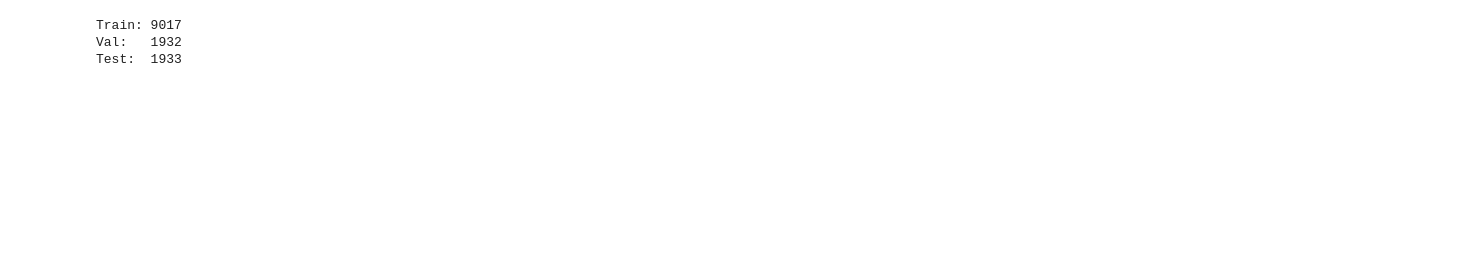
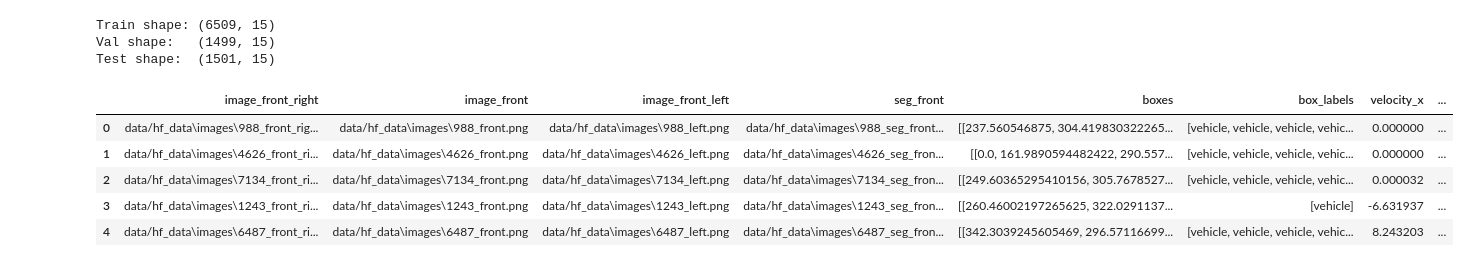
Before and after one commit to Nanditautekar/End-to-End-Deep-Learning-for-Autonomous-Driving, a Jupyter notebook: notebooks/eda_hfstream_split.ipynb, the cells around one changed output. Drawn from its saved outputs; the diff is of its cells as text; code cells hidden in the pictures; blank space fills up the shorter version.

```diff
--- a/notebooks/eda_hfstream_split.ipynb
+++ b/notebooks/eda_hfstream_split.ipynb
@@ -6,23 +6,33 @@ import numpy as np
 import matplotlib.pyplot as plt
 import seaborn as sns
 # %%
-BASE_DIR = r"C:\Users\Nandita\Downloads\End-to-End-Deep-Learning-for-Autonomous-Driving"
-SPLIT_DIR = os.path.join(BASE_DIR, "data", "processed", "splits")
+TRAIN_JSON = r"C:\Users\Nandita\Downloads\End-to-End-Deep-Learning-for-Autonomous-Driving\data\processed_json\train.json"
+VAL_JSON   = r"C:\Users\Nandita\Downloads\End-to-End-Deep-Learning-for-Autonomous-Driving\data\processed_json\val.json"
+TEST_JSON  = r"C:\Users\Nandita\Downloads\End-to-End-Deep-Learning-for-Autonomous-Driving\data\processed_json\test.json"
 
-def load_split(name):
-    path = os.path.join(SPLIT_DIR, f"{name}.parquet")
-    table = pq.read_table(path)
-    return table.to_pandas()
+def load_json(path):
+    with open(path, "r") as f:
+        return json.load(f)
 
-df_train = load_split("train")
-df_val   = load_split("val")
-df_test  = load_split("test")
+df_train = pd.DataFrame(train)
+df_val   = pd.DataFrame(val)
+df_test  = pd.DataFrame(test)
 
-print("Train:", len(df_train))
-print("Val:  ", len(df_val))
-print("Test: ", len(df_test))
+# Basic sanity check
+
+print("Train shape:", df_train.shape)
+print("Val shape:  ", df_val.shape)
+print("Test shape: ", df_test.shape)
+
+df_train.head()
 # %% [output]
-Train: 9017
-Val:   1932
-Test:  1933
+Train shape: (6509, 15)
+Val shape:   (1499, 15)
+Test shape:  (1501, 15)
+|  | image_front_right | image_front | image_front_left | seg_front | boxes | box_labels | velocity_x | ... |
+| 0 | data/hf_data\images\988_front_rig... | data/hf_data\images\988_front.png | data/hf_data\images\988_left.png | data/hf_data\images\988_seg_front... | [[237.560546875, 304.419830322265... | [vehicle, vehicle, vehicle, vehic... | 0.000000 | ... |
+| 1 | data/hf_data\images\4626_front_ri... | data/hf_data\images\4626_front.png | data/hf_data\images\4626_left.png | data/hf_data\images\4626_seg_fron... | [[0.0, 161.9890594482422, 290.557... | [vehicle, vehicle, vehicle, vehic... | 0.000000 | ... |
+| 2 | data/hf_data\images\7134_front_ri... | data/hf_data\images\7134_front.png | data/hf_data\images\7134_left.png | data/hf_data\images\7134_seg_fron... | [[249.60365295410156, 305.7678527... | [vehicle, vehicle, vehicle, vehic... | 0.000032 | ... |
+| 3 | data/hf_data\images\1243_front_ri... | data/hf_data\images\1243_front.png | data/hf_data\images\1243_left.png | data/hf_data\images\1243_seg_fron... | [[260.46002197265625, 322.0291137... | [vehicle] | -6.631937 | ... |
+| 4 | data/hf_data\images\6487_front_ri... | data/hf_data\images\6487_front.png | data/hf_data\images\6487_left.png | data/hf_data\images\6487_seg_fron... | [[342.3039245605469, 296.57116699... | [vehicle, vehicle, vehicle, vehic... | 8.243203 | ... |
 # %%
```
Also changed, not shown: parts of 10 cells of this notebook, 12 other files.
